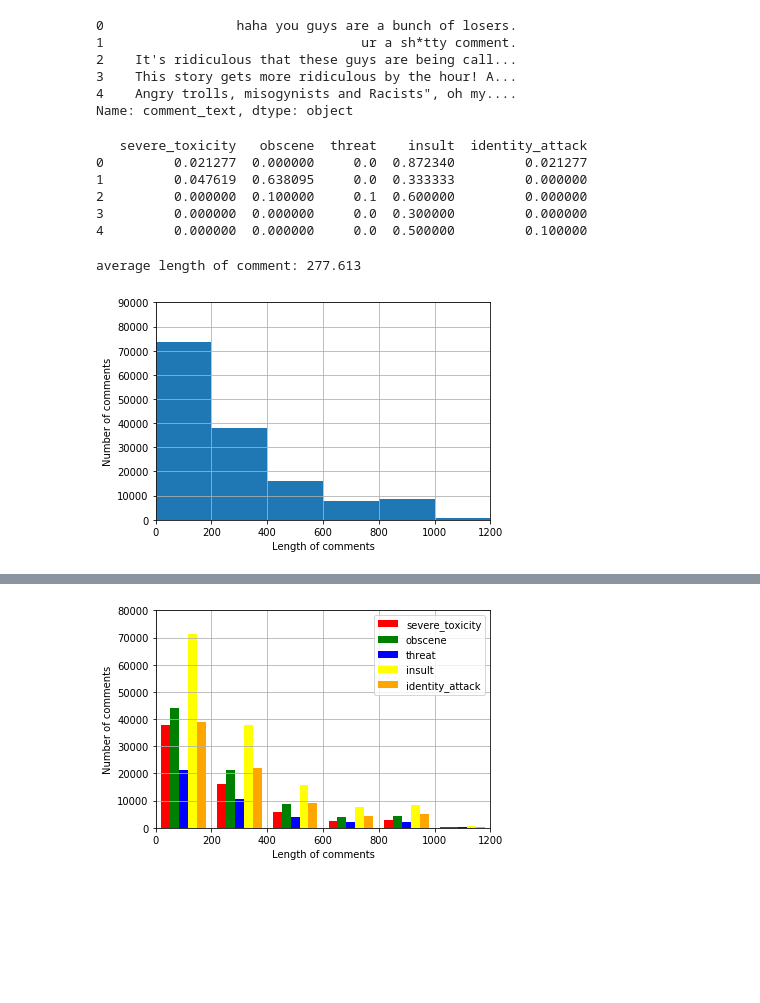
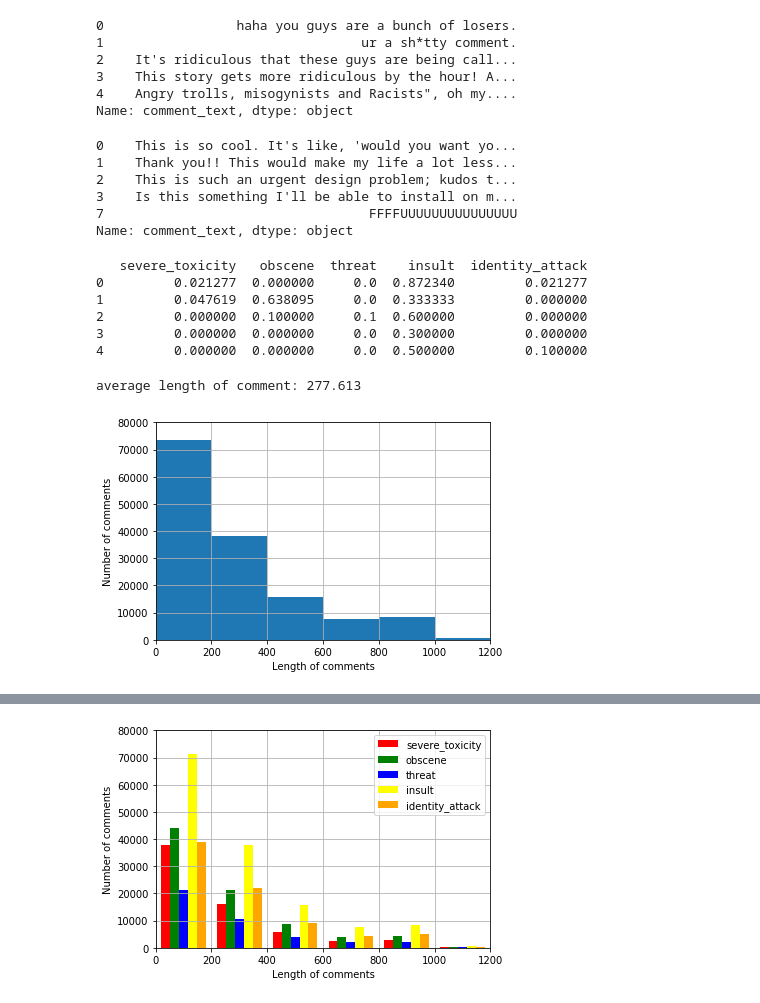
Before and after one commit to patrickcanny/EECS738_Toxicity_Classification, a Jupyter notebook: notebooks/Data_Prep.ipynb, the cells around one changed output, grey strips where cells are left out. Cells and saved outputs as stored; diff of their text form; code cells hidden in the pictures; blank space fills up the shorter version.

```diff
--- a/notebooks/Data_Prep.ipynb
+++ b/notebooks/Data_Prep.ipynb
@@ -36,6 +38,18 @@ comment = comment.values
 3    This story gets more ridiculous by the hour! A...
 4    Angry trolls, misogynists and Racists", oh my....
 Name: comment_text, dtype: object
+# %%
+good_comment = all_comments[all_comments['target'] == 0.0]
+good_comment = good_comment['comment_text']
+print(good_comment.head())
+good_comment = good_comment.values
+# %% [output]
+0    This is so cool. It's like, 'would you want yo...
+1    Thank you!! This would make my life a lot less...
+2    This is such an urgent design problem; kudos t...
+3    Is this something I'll be able to install on m...
+7                                  FFFFUUUUUUUUUUUUUUU
+Name: comment_text, dtype: object
 # %%
 label = df[['severe_toxicity' , 'obscene' , 'threat' , 'insult' , 'identity_attack']]
 print(label.head())
@@ -50,14 +64,14 @@ label = label.values
 # %%
 x = [len(comment[i]) for i in range(comment.shape[0])]
 
 print('average length of comment: {:.3f}'.format(sum(x)/len(x)) )
 bins = [1,200,400,600,800,1000,1200]
 plt.hist(x, bins=bins)
 plt.xlabel('Length of comments')
 plt.ylabel('Number of comments')
-plt.axis([0, 1200, 0, 90000])
+plt.axis([0, 1200, 0, 80000])
 plt.grid(True)
 plt.show()
 # %% [output]
 average length of comment: 277.613
-[figure, old version]
+[figure, new version]
```
Also changed, not shown: parts of 21 cells of this notebook.
